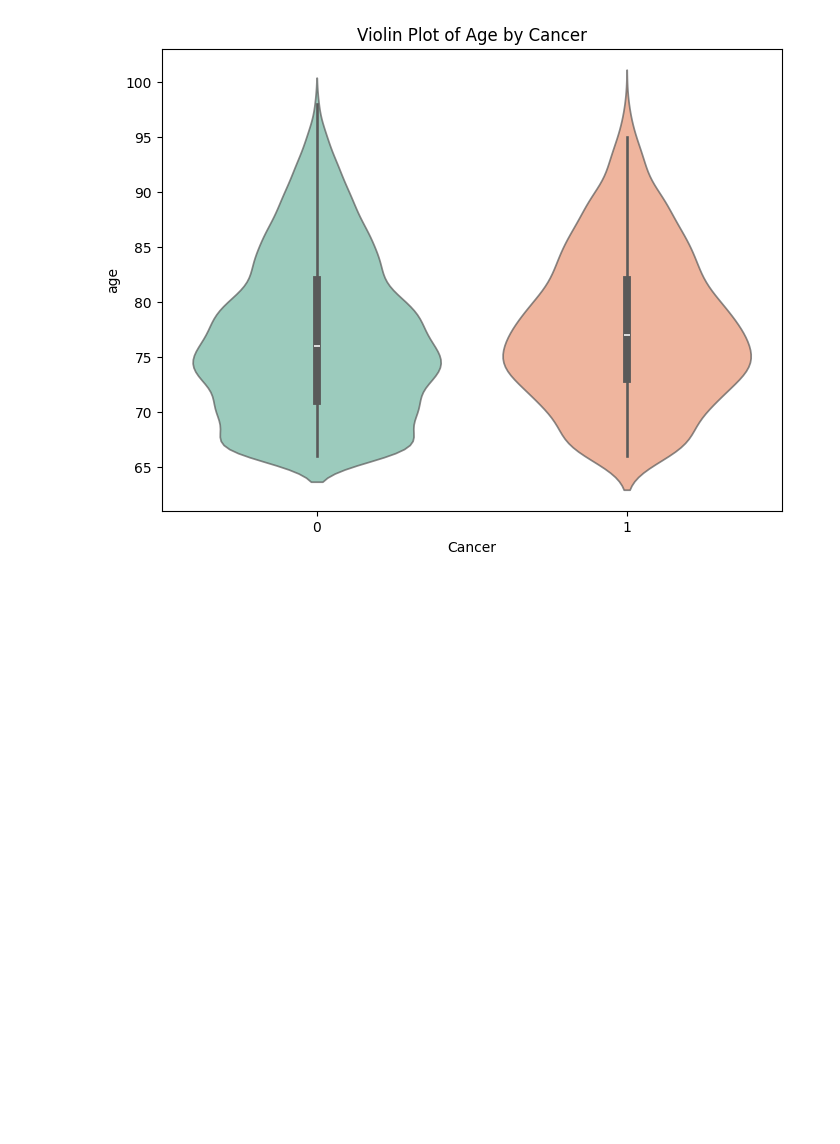
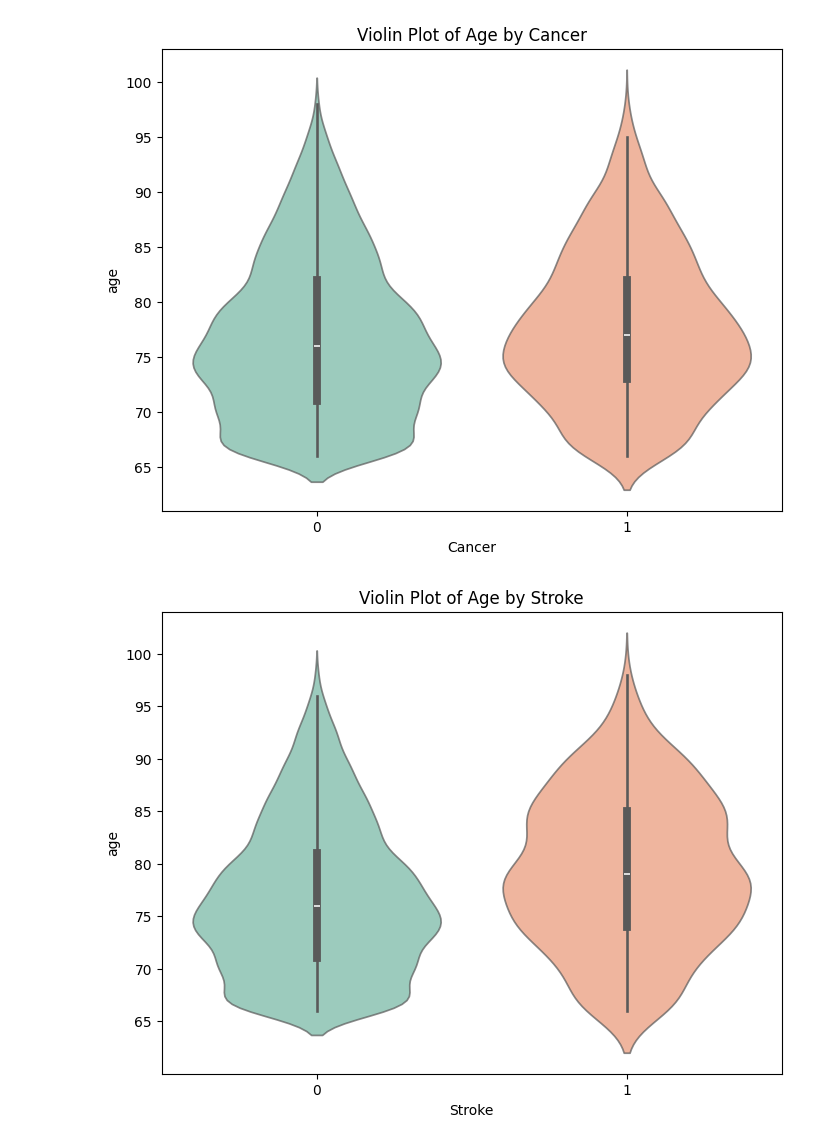
Before and after one commit to seoserang/phys255ml, a Jupyter notebook: 100 Final Project/finalproject.ipynb, the cells around one changed output. Cells and saved outputs as stored; diff of their text form; code cells hidden in the pictures; blank space fills up the shorter version.

```diff
--- a/100 Final Project/finalproject.ipynb
+++ b/100 Final Project/finalproject.ipynb
@@ -235,3 +235,11 @@ plt.title("Violin Plot of Age by Cancer")
 plt.show()
 # %% [output]
 [figure]
+# %%
+plt.figure(figsize=(8, 6))
+sns.violinplot(data=dropnaset, x="Stroke", y="age",
+               hue="Stroke", palette="Set2", alpha=0.7, legend=False)
+plt.title("Violin Plot of Age by Stroke")
+plt.show()
+# %% [output]
+[figure, added]
```
Also changed, not shown: parts of 4 cells of this notebook.
